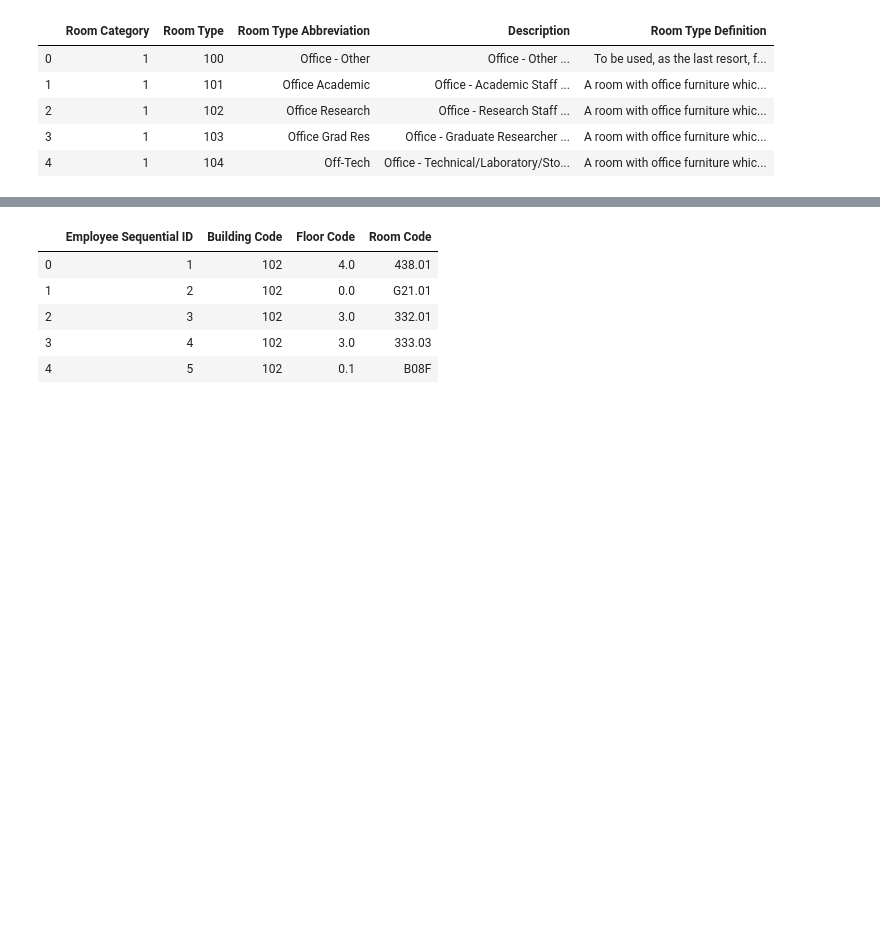
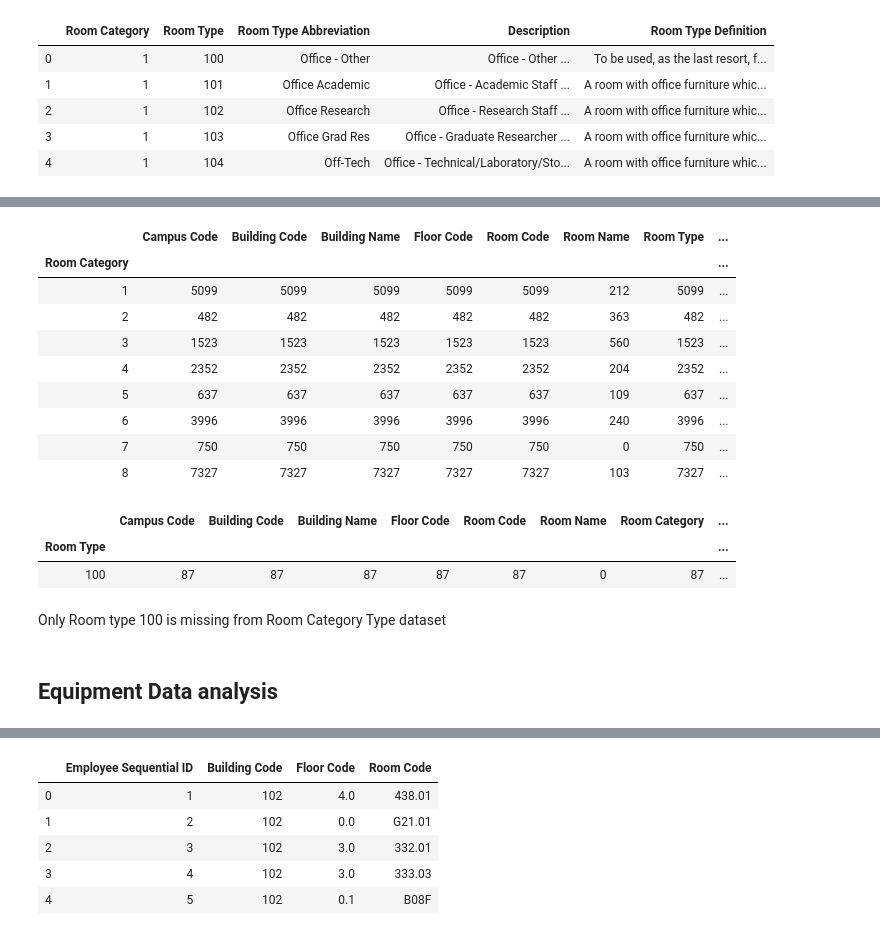
Before and after one commit to abhinavcreed13/project-space-optimisation-group-3, a Jupyter notebook: initial-data-analysis.ipynb, the cells around one changed output, grey strips where cells are left out. Cells and saved outputs as stored; diff of their text form; code cells hidden in the pictures; blank space fills up the shorter version.

```diff
--- a/initial-data-analysis.ipynb
+++ b/initial-data-analysis.ipynb
@@ -47,0 +318,23 @@ rm_category_type_df.head()
+# %%
+joined_uom_space_df.groupby('Room Category').count()
+# %% [output]
+|  | Campus Code | Building Code | Building Name | Floor Code | Room Code | Room Name | Room Type | ... |
+| Room Category |  |  |  |  |  |  |  | ... |
+| 1 | 5099 | 5099 | 5099 | 5099 | 5099 | 212 | 5099 | ... |
+| 2 | 482 | 482 | 482 | 482 | 482 | 363 | 482 | ... |
+| 3 | 1523 | 1523 | 1523 | 1523 | 1523 | 560 | 1523 | ... |
+| 4 | 2352 | 2352 | 2352 | 2352 | 2352 | 204 | 2352 | ... |
+| 5 | 637 | 637 | 637 | 637 | 637 | 109 | 637 | ... |
+| 6 | 3996 | 3996 | 3996 | 3996 | 3996 | 240 | 3996 | ... |
+| 7 | 750 | 750 | 750 | 750 | 750 | 0 | 750 | ... |
+| 8 | 7327 | 7327 | 7327 | 7327 | 7327 | 103 | 7327 | ... |
+# %%
+joined_uom_space_df[joined_uom_space_df['Room Type Definition'].isna()].groupby('Room Type').count()
+# %% [output]
+|  | Campus Code | Building Code | Building Name | Floor Code | Room Code | Room Name | Room Category | ... |
+| Room Type |  |  |  |  |  |  |  | ... |
+| 100 | 87 | 87 | 87 | 87 | 87 | 0 | 87 | ... |
+# %% [markdown]
+Only Room type 100 is missing from Room Category Type dataset
+# %% [markdown]
+## Equipment Data analysis
```
Also changed, not shown: parts of 43 cells of this notebook, 1 other file.
